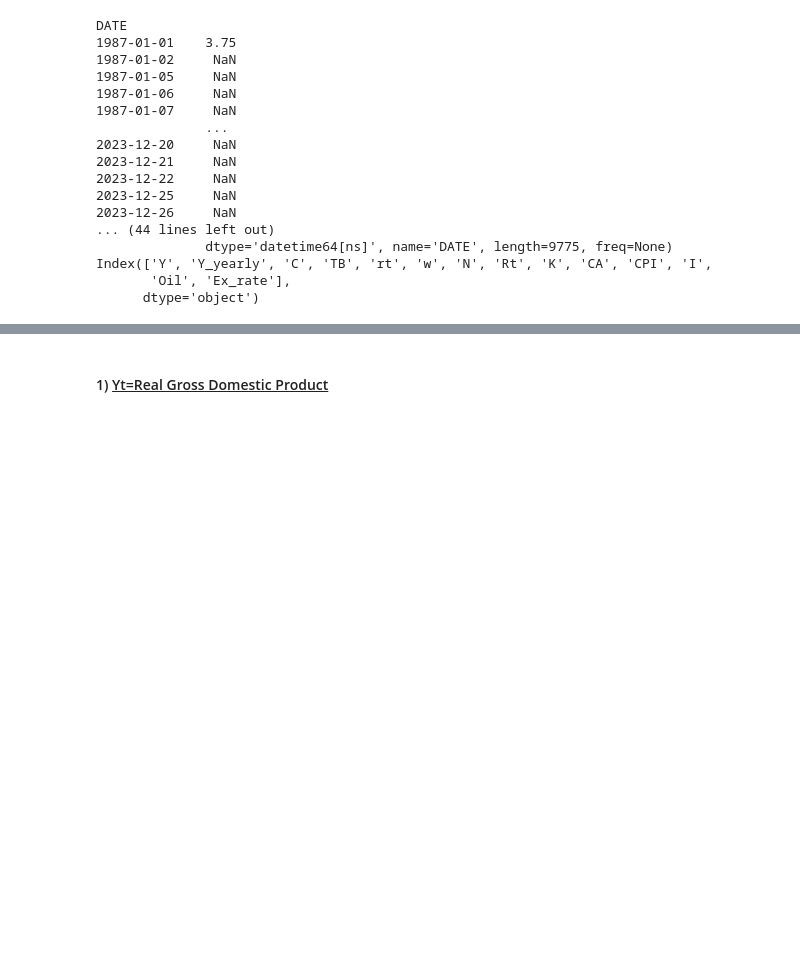
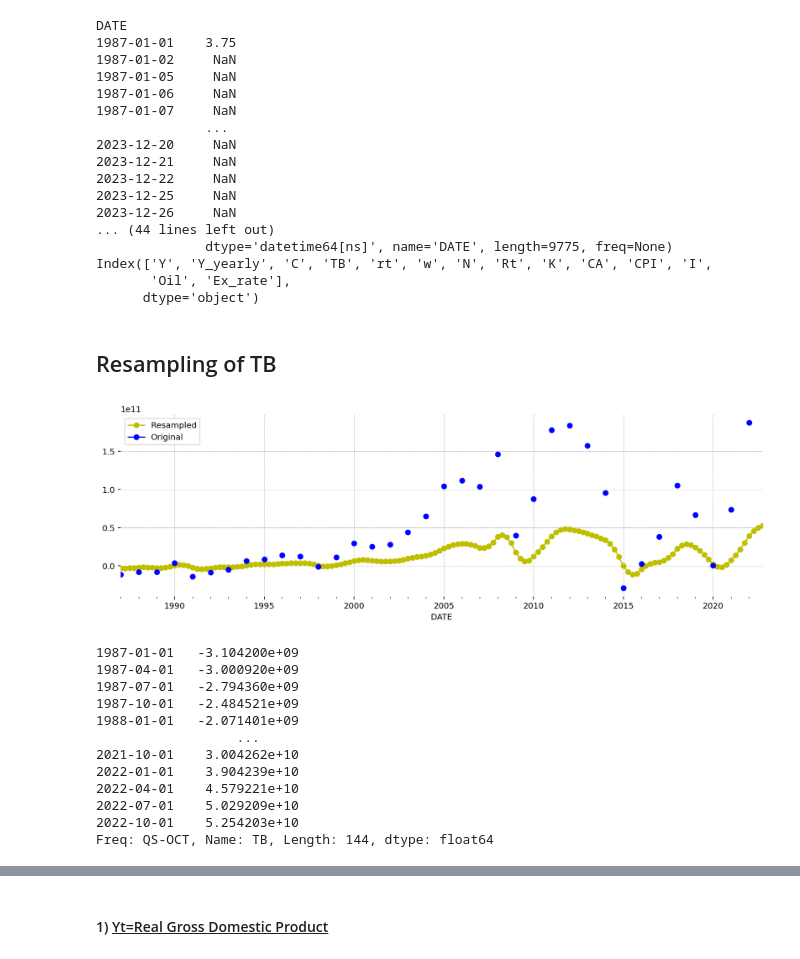
Before and after one commit to EliaLand/DSGE-RBC-Saudi-Arabia, a Jupyter notebook: SaudiArabia_RBC_estimation.ipynb, the cells around one changed output, grey strips where cells are left out. Drawn from its saved outputs; the diff is of its cells as text; code cells hidden in the pictures; blank space fills up the shorter version.

```diff
--- a/SaudiArabia_RBC_estimation.ipynb
+++ b/SaudiArabia_RBC_estimation.ipynb
@@ -1114,3 +1113,37 @@ DATE
 Index(['Y', 'Y_yearly', 'C', 'TB', 'rt', 'w', 'N', 'Rt', 'K', 'CA', 'CPI', 'I',
        'Oil', 'Ex_rate'],
       dtype='object')
+# %% [markdown]
+## Resampling of TB
+# %%
+#Resample Data for TB
+from tsdisagg import disaggregate_series
+#create a disaggregate version of I to derive quarterly data from a yearly dataframe
+TB_only = final_df['TB'].dropna().copy()
+#Data are in USD, but for a better visualization and scale omogeneity, we want them in millions USD
+#I_resample = I_resample / 1_000_000
+TB_resample = disaggregate_series(TB_only, target_freq='QS', agg_func='sum')
+# Plot the resampled data
+TB_resample.resample('QS').asfreq().plot(label='Resampled', marker='o', color='y')
+
+# Plot the original data
+final_df['TB'].dropna().resample('QS').asfreq().plot(label='Original', marker='o', color='b')
+
+# Add legend and display the plot
+plt.legend()
+plt.show()
+print(TB_resample)
+# %% [output]
+[figure, added]
+1987-01-01   -3.104200e+09
+1987-04-01   -3.000920e+09
+1987-07-01   -2.794360e+09
+1987-10-01   -2.484521e+09
+1988-01-01   -2.071401e+09
+                  ...
+2021-10-01    3.004262e+10
+2022-01-01    3.904239e+10
+2022-04-01    4.579221e+10
+2022-07-01    5.029209e+10
+2022-10-01    5.254203e+10
+Freq: QS-OCT, Name: TB, Length: 144, dtype: float64
```
Also changed, not shown: parts of 80 cells of this notebook, 1 other file.
